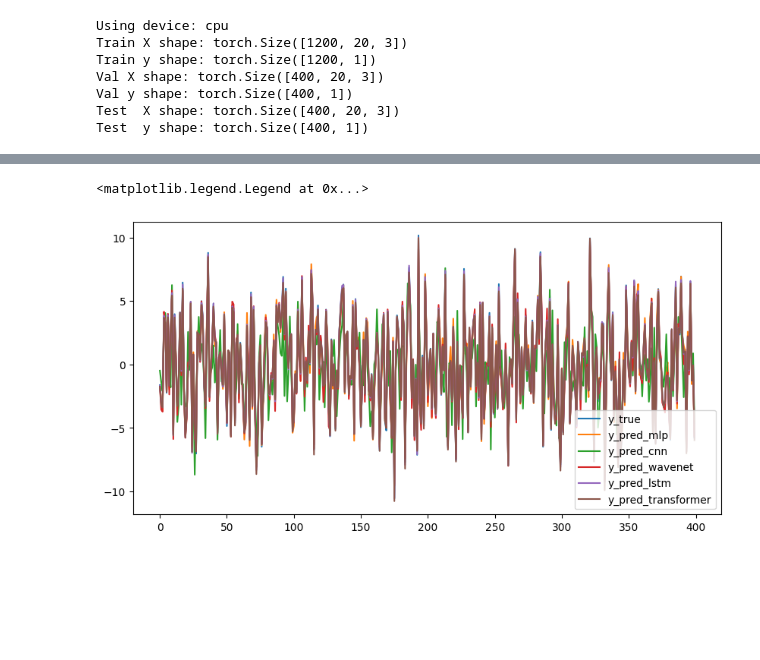
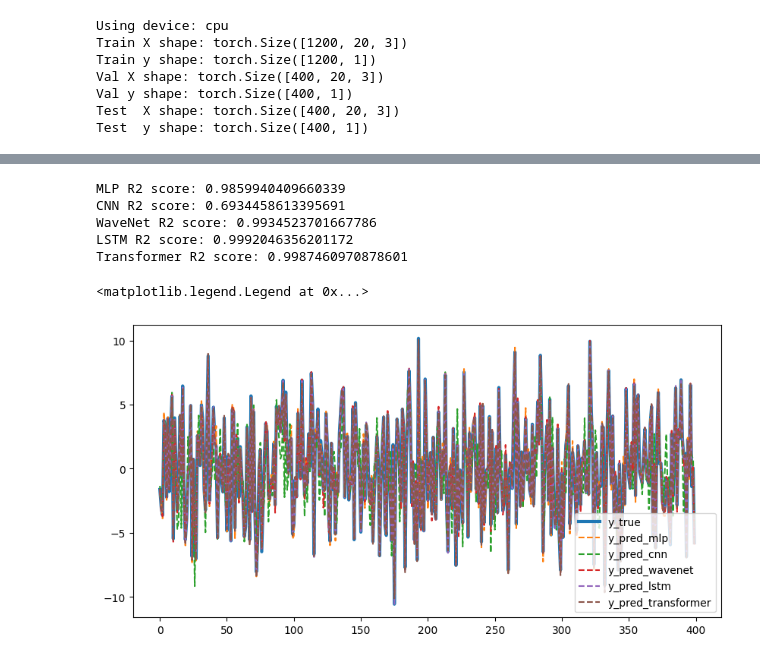
Before and after one commit to Shirui-peng/Deep-Learning-in-Quantitative-Trading, a Jupyter notebook: Chapter3/02_regress_training.ipynb, the cells around one changed output, grey strips where cells are left out. Saved outputs shown, nothing was run; the diff lists cells and outputs as text; code cells hidden in the pictures; blank space fills up the shorter version.

```diff
--- a/Chapter3/02_regress_training.ipynb
+++ b/Chapter3/02_regress_training.ipynb
@@ -267,4 +307,4 @@ Epoch 40/40, Train loss: 0.0025, Validation loss: 0.1838
 # %%
 cnn_model = CNN(n_features=3).to(device)
-cnn_model, y_pred_cnn = train_model(cnn_model, X_train, y_train, X_val, y_val, X_test, epochs=40, savepath='model/best_cnn')
+cnn_model, y_pred_cnn = train_model(cnn_model, X_train, y_train, X_val, y_val, X_test, epochs=40, savepath='best_cnn')
 # %% [output]
@@ -288,4 +328,4 @@ Epoch 40/40, Train loss: 4.3515, Validation loss: 4.5521
 # %%
 wavenet_model = WaveNetLike(n_features=3).to(device)
-wavenet_model, y_pred_wavenet = train_model(wavenet_model, X_train, y_train, X_val, y_val, X_test, epochs=40, savepath='model/best_wavenet')
+wavenet_model, y_pred_wavenet = train_model(wavenet_model, X_train, y_train, X_val, y_val, X_test, epochs=40, savepath='best_wavenet')
 # %% [output]
@@ -309,4 +349,4 @@ Epoch 40/40, Train loss: 0.0849, Validation loss: 0.1043
 # %%
 lstm_model = LSTMModel(n_features=3).to(device)
-lstm_model, y_pred_lstm = train_model(lstm_model, X_train, y_train, X_val, y_val, X_test, epochs=26, savepath='model/best_lstm')
+lstm_model, y_pred_lstm = train_model(lstm_model, X_train, y_train, X_val, y_val, X_test, epochs=40, savepath='best_lstm')
 # %% [output]
@@ -330,4 +370,4 @@ Epoch 26/26, Train loss: 0.0158, Validation loss: 0.0120
 # %%
 transformer_model = TransformerModel(seq_length, n_features).to(device)
-transformer_model, y_pred_transformer = train_model(transformer_model, X_train, y_train, X_val, y_val, X_test, epochs=17, savepath='model/best_transformer')
+transformer_model, y_pred_transformer = train_model(transformer_model, X_train, y_train, X_val, y_val, X_test, epochs=40, savepath='best_transformer')
 # %% [output]
@@ -351,12 +391,23 @@ Epoch 17/17, Train loss: 0.0534, Validation loss: 0.0211
 # %%
+from sklearn.metrics import r2_score
+print("MLP R2 score:", r2_score(y_test.detach().numpy(), y_pred_mlp.detach().numpy()))
+print("CNN R2 score:", r2_score(y_test.detach().numpy(), y_pred_cnn.detach().numpy()))
+print("WaveNet R2 score:", r2_score(y_test.detach().numpy(), y_pred_wavenet.detach().numpy()))
+print("LSTM R2 score:", r2_score(y_test.detach().numpy(), y_pred_lstm.detach().numpy()))
+print("Transformer R2 score:", r2_score(y_test.detach().numpy(), y_pred_transformer.detach().numpy()))
 plt.figure(figsize=(10,5))
-plt.plot(y_test, label='y_true')
-plt.plot(y_pred_mlp.detach().numpy(), label='y_pred_mlp')
-plt.plot(y_pred_cnn.detach().numpy(), label='y_pred_cnn')
-plt.plot(y_pred_wavenet.detach().numpy(), label='y_pred_wavenet')
-plt.plot(y_pred_lstm.detach().numpy(), label='y_pred_lstm')
-plt.plot(y_pred_transformer.detach().numpy(), label='y_pred_transformer')
+plt.plot(y_test, label='y_true', lw = 3)
+plt.plot(y_pred_mlp.detach().numpy(), label='y_pred_mlp', ls = 'dashed')
+plt.plot(y_pred_cnn.detach().numpy(), label='y_pred_cnn', ls = 'dashed')
+plt.plot(y_pred_wavenet.detach().numpy(), label='y_pred_wavenet', ls = 'dashed')
+plt.plot(y_pred_lstm.detach().numpy(), label='y_pred_lstm', ls = 'dashed')
+plt.plot(y_pred_transformer.detach().numpy(), label='y_pred_transformer', ls = 'dashed')
 plt.legend()
 # %% [output]
-<matplotlib.legend.Legend at 0x...>
+MLP R2 score: 0.9859940409660339
+CNN R2 score: 0.6934458613395691
+WaveNet R2 score: 0.9934523701667786
+LSTM R2 score: 0.9992046356201172
+Transformer R2 score: 0.9987460970878601
+<matplotlib.legend.Legend at 0x...>
-[figure, old version]
+[figure, new version]
```
Also changed, not shown: parts of 7 cells of this notebook.
